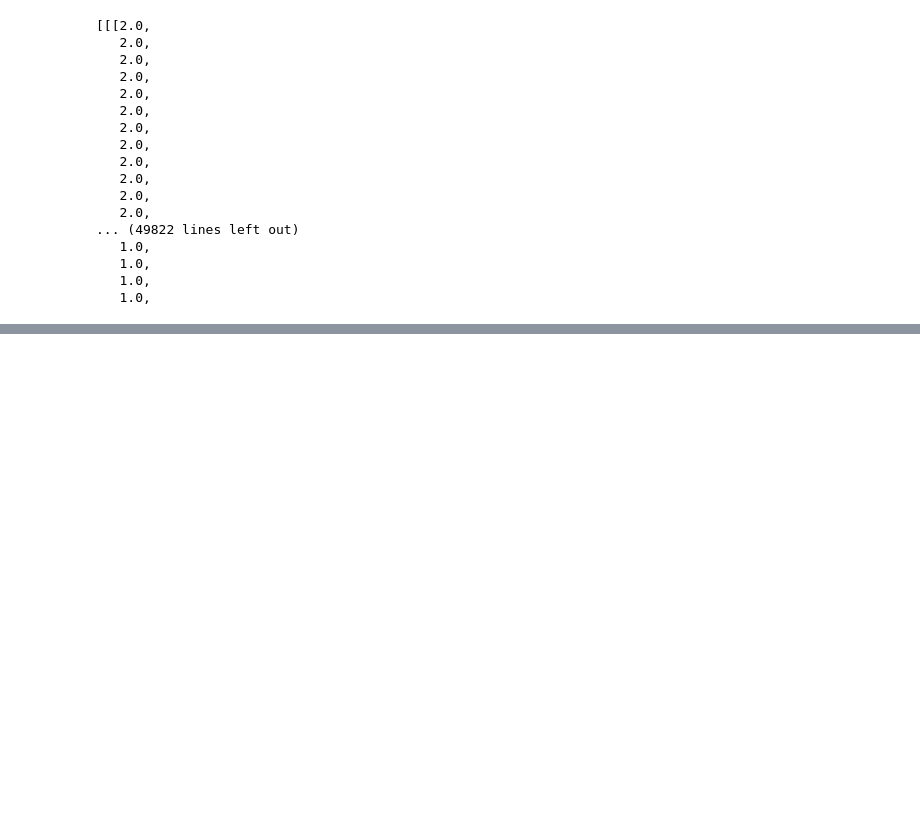
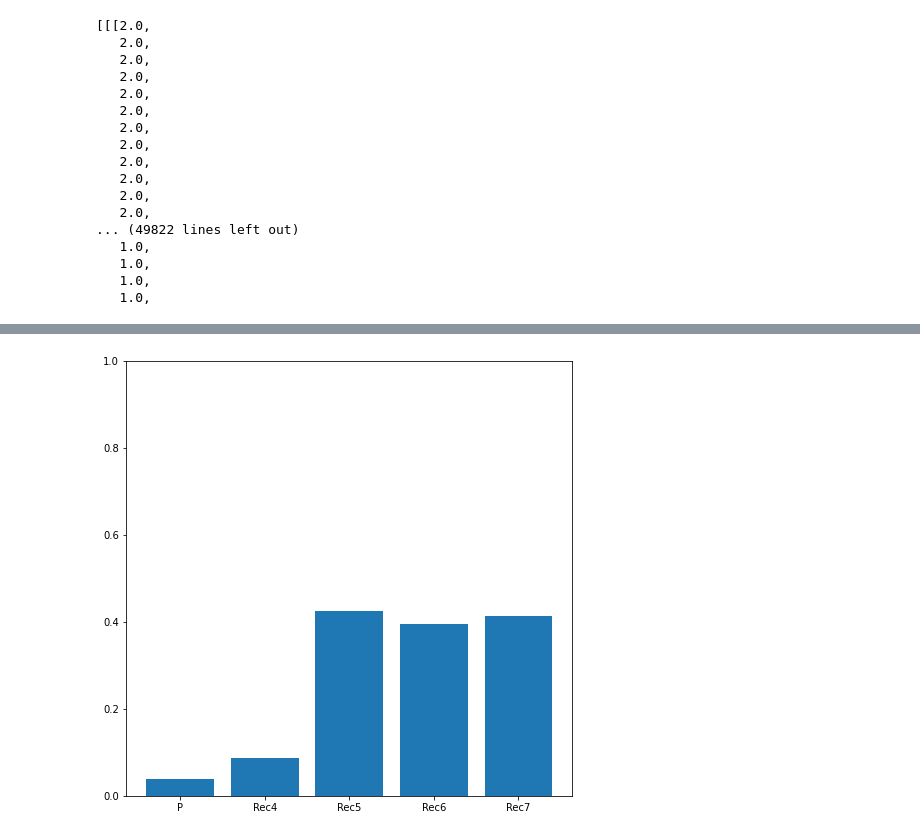
Before and after one commit to martinbudinsky3/BP-tumor-classifier, a Jupyter notebook: main.ipynb, the cells around one changed output, grey strips where cells are left out. Cells and saved outputs as stored; diff of their text form; code cells hidden in the pictures; blank space fills up the shorter version.

```diff
--- a/main.ipynb
+++ b/main.ipynb
@@ -458,0 +486,10 @@ cnv_rates
+# %%
+def visualize_cnv_rates(cnv_rates):
+    tumors_names = ['P', 'Rec4', 'Rec5', 'Rec6', 'Rec7']
+    fig, ax = plt.subplots(figsize=(8,8))
+    ax.bar(tumors_names, cnv_rates)
+    ax.set_ylim([0, 1])
+# %%
+visualize_cnv_rates(cnv_rates)
+# %% [output]
+[figure, added]
```
Also changed, not shown: parts of 14 cells of this notebook, 2 other files.
